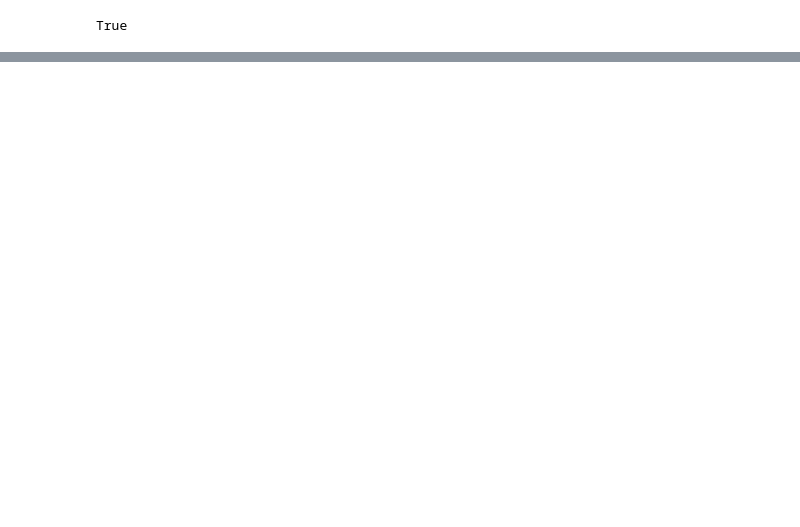
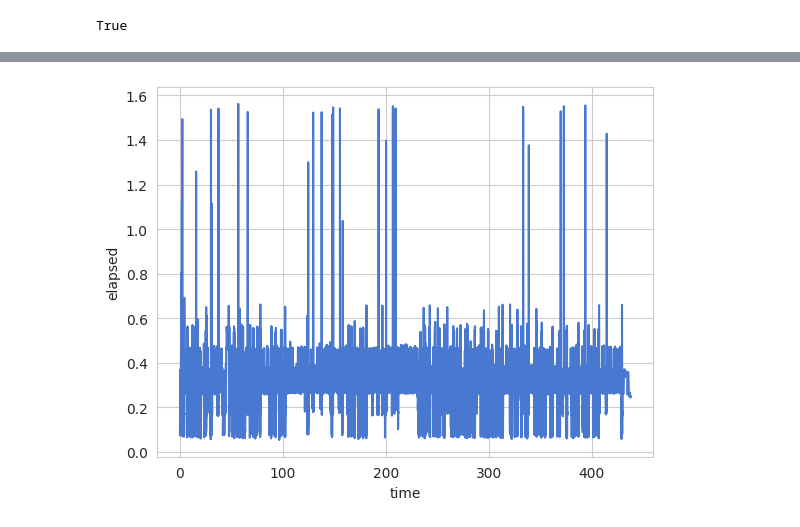
Before and after one commit to silv-io/mulambda-experiments, a Jupyter notebook: mulambda-experiments/evaluate_experiment.ipynb, the cells around one changed output, grey strips where cells are left out. Cells and saved outputs as stored; diff of their text form; code cells hidden in the pictures; blank space fills up the shorter version.

```diff
--- a/mulambda-experiments/evaluate_experiment.ipynb
+++ b/mulambda-experiments/evaluate_experiment.ipynb
@@ -78,0 +87,11 @@ gw.events(exp_id).head(10)
+# %%
+import json
+from util import json_transform
+import pandas as pd
+
+new = ev.copy()
+new['value'] = new['value'].apply(json.loads)
+transformed = json_transform(new, "value")
+transformed = json_transform(transformed, "model_traits", "model_")
+transformed["time"] = (transformed.index - transformed.index[0]).total_seconds()
+transformed
@@ -78,0 +113,6 @@ gw.events(exp_id).head(10)
+# %%
+import seaborn as sns
+sns.set_palette("muted")
+
+sns.lineplot(data=transformed, x="time", y="elapsed")
+# %% [output]
@@ -78,0 +120 @@ gw.events(exp_id).head(10)
+[figure, added]
```
Also changed, not shown: parts of 15 cells of this notebook, 24 other files.
